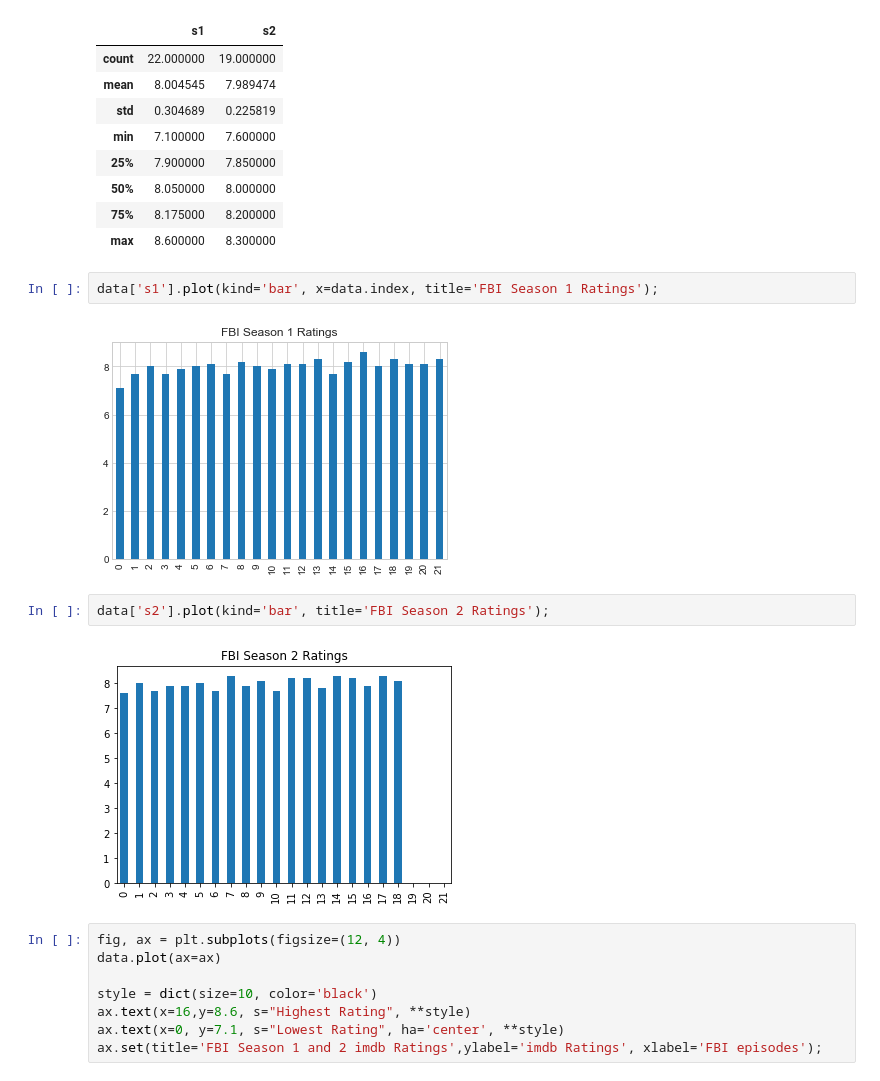
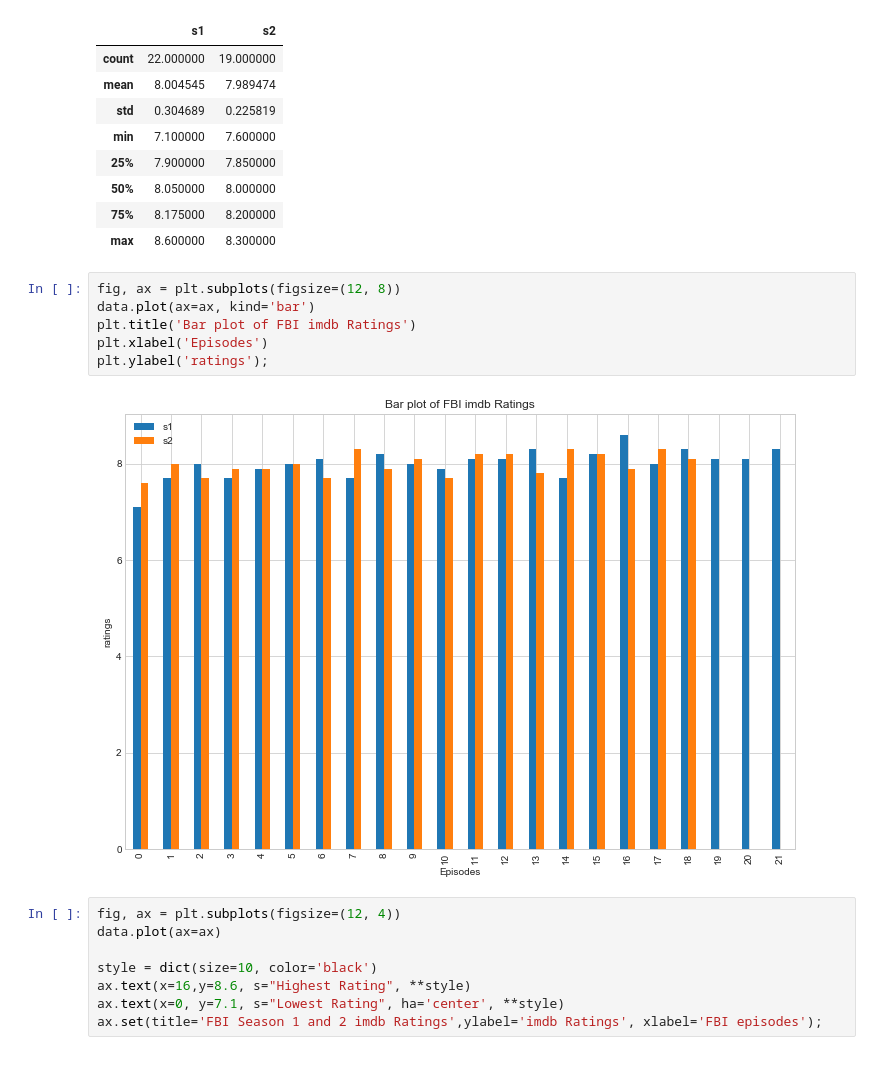
Before and after one commit to Alumasa/Data-Science-Nuggets, a Jupyter notebook: ETL and EDA.ipynb, the cells around one changed output. Drawn from its saved outputs; the diff is of its cells as text.

Commit message:
Bar plot

```diff
--- a/ETL and EDA.ipynb
+++ b/ETL and EDA.ipynb
@@ -81,14 +81,14 @@ data.describe()
 | 50% | 8.050000 | 8.000000 |
 | 75% | 8.175000 | 8.200000 |
 | max | 8.600000 | 8.300000 |
-# %%
-data['s1'].plot(kind='bar', x=data.index, title='FBI Season 1 Ratings');
-# %% [output]
-[figure, removed]
-# %%
-data['s2'].plot(kind='bar', title='FBI Season 2 Ratings');
-# %% [output]
-[figure, removed]
+# %%
+fig, ax = plt.subplots(figsize=(12, 8))
+data.plot(ax=ax, kind='bar')
+plt.title('Bar plot of FBI imdb Ratings')
+plt.xlabel('Episodes')
+plt.ylabel('ratings');
+# %% [output]
+[figure, added]
 # %%
 fig, ax = plt.subplots(figsize=(12, 4))
 data.plot(ax=ax)
```
